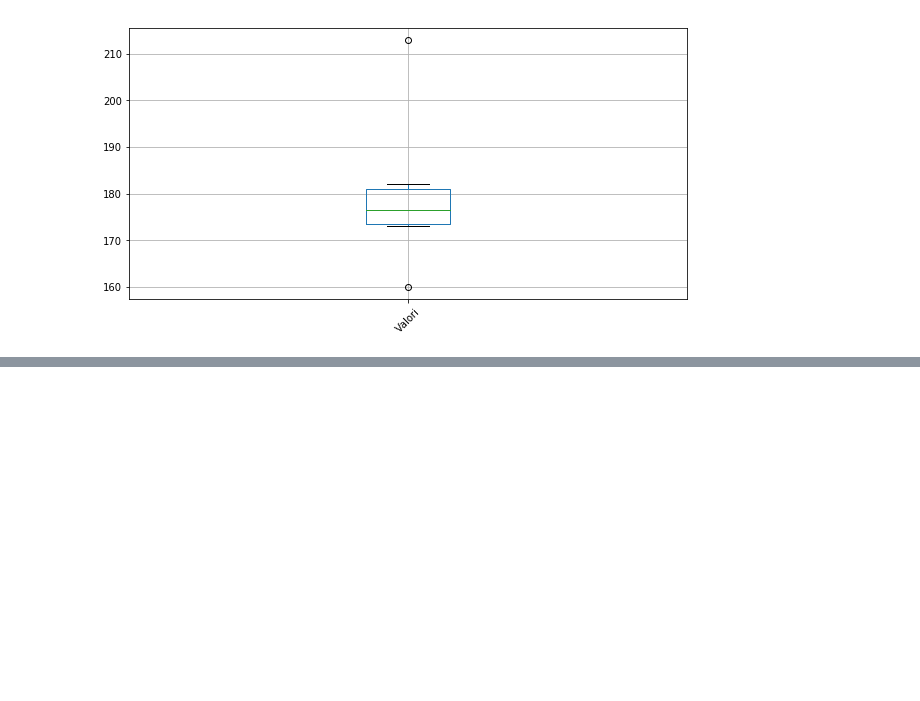
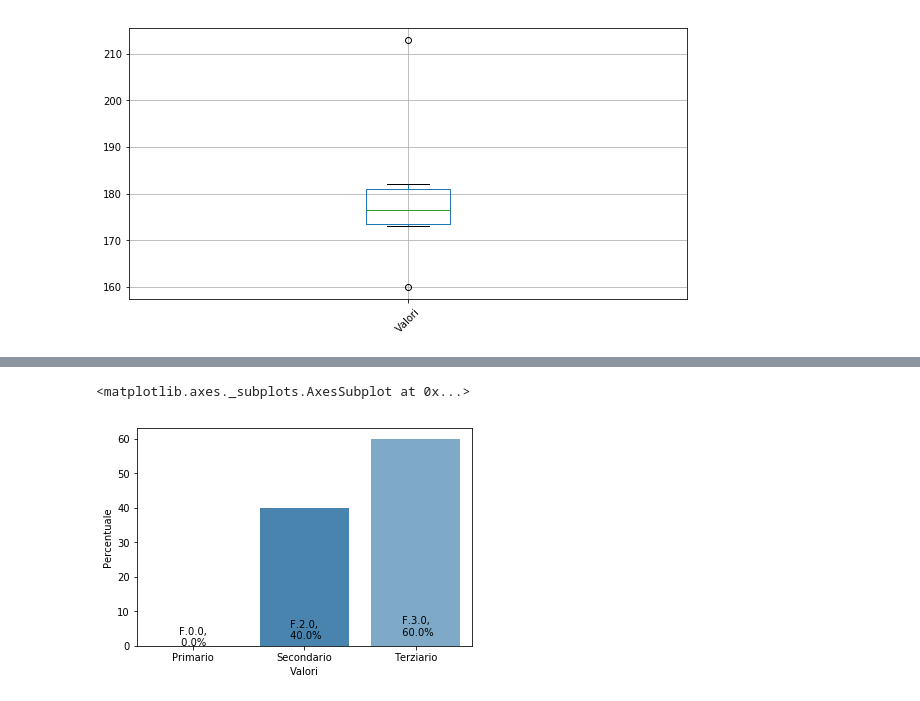
Before and after one commit to scarsellifi/open-notebook-science, a Jupyter notebook: Python e Pandas - Operazioni base.ipynb, the cells around one changed output, grey strips where cells are left out. Cells and saved outputs as stored; diff of their text form; code cells hidden in the pictures; blank space fills up the shorter version.

```diff
--- a/Python e Pandas - Operazioni base.ipynb
+++ b/Python e Pandas - Operazioni base.ipynb
@@ -1035,0 +1063,6 @@ plt.show()
+# %%
+#creo alcuni dati di prova
+dati = pd.DataFrame({"Nome":["Marco", "Piero", "Luigi", "Massimo", "Alberto"],
+                     "Età": [34,34,22,32,13],
+                     "Titolo di studio": ["Terziario", "Terziario", "Secondario", "Terziario", "Secondario"],
+                    "Residenza" : ["Firenze", "Roma", "Brescia", "Roma", "Bari"]})
@@ -1035,0 +1084,8 @@ plt.show()
+# %%
+#eseguo una distribuzione di frequenza sul titolo di studio. Variabile ordinata
+tit_stud = dist_frequenza(matrice = dati,
+               colonna = "Titolo di studio",
+              tipo = "ordinale",
+               lista_ordinale = ["Primario", "Secondario", "Terziario"])
+
+tit_stud
@@ -1035,0 +1112,6 @@ plt.show()
+# %%
+#restituisto sotto forma di grafico
+plot_dist_frequenza(tit_stud, tipo = "ordinale")
+# %% [output]
+<matplotlib.axes._subplots.AxesSubplot at 0x...>
+[figure, added]
```
Also changed, not shown: parts of 15 cells of this notebook, 1 other file.
